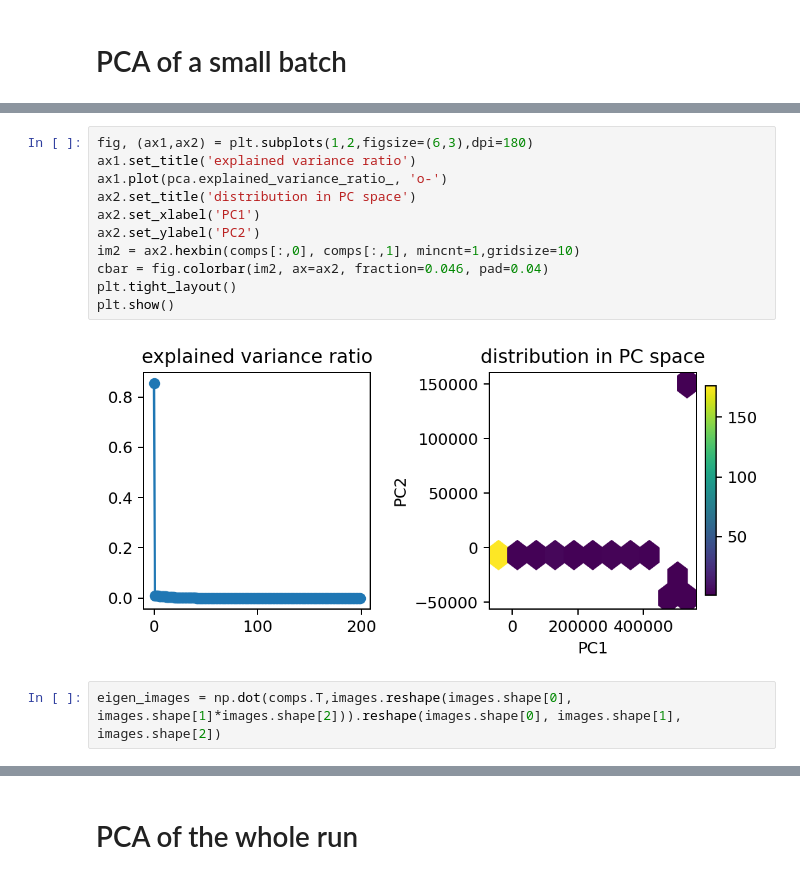
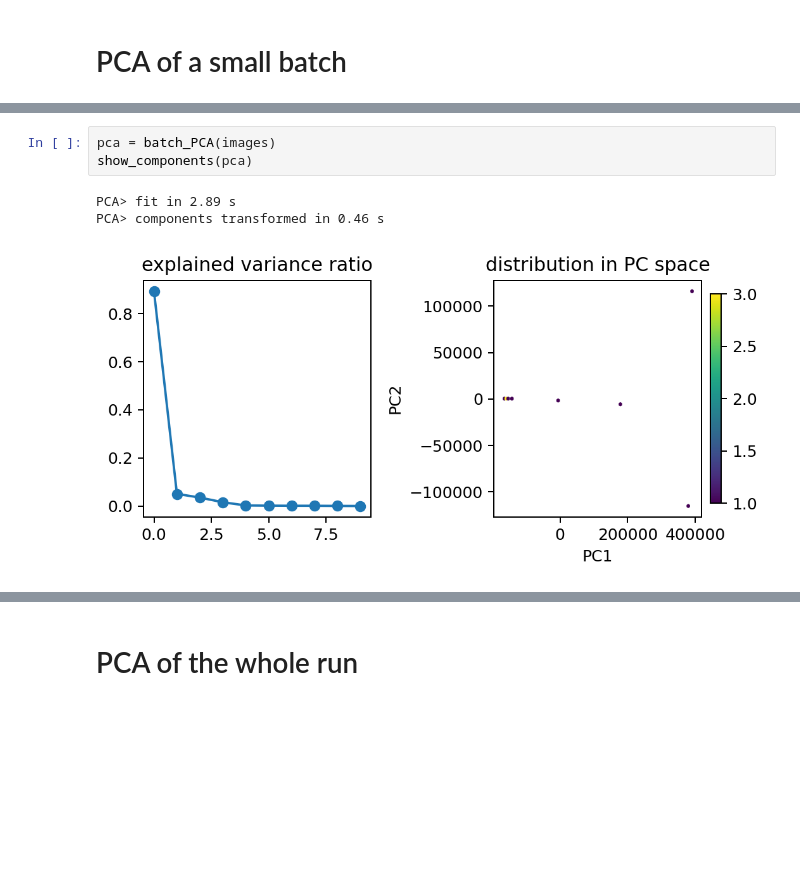
Before and after one commit to fredericpoitevin/lcls-run-digest, a Jupyter notebook: notebooks/Whole_run_PCA.ipynb, the cells around one changed output, grey strips where cells are left out. Cells and saved outputs as stored; diff of their text form; blank space fills up the shorter version.

```diff
--- a/notebooks/Whole_run_PCA.ipynb
+++ b/notebooks/Whole_run_PCA.ipynb
@@ -55,16 +37,8 @@ comps = pca.transform(images.reshape(images.shape[0], images.shape[1]*images.sha
-# %%
-fig, (ax1,ax2) = plt.subplots(1,2,figsize=(6,3),dpi=180)
-ax1.set_title('explained variance ratio')
-ax1.plot(pca.explained_variance_ratio_, 'o-')
-ax2.set_title('distribution in PC space')
-ax2.set_xlabel('PC1')
-ax2.set_ylabel('PC2')
-im2 = ax2.hexbin(comps[:,0], comps[:,1], mincnt=1,gridsize=10)
-cbar = fig.colorbar(im2, ax=ax2, fraction=0.046, pad=0.04)
-plt.tight_layout()
-plt.show()
-# %% [output]
-[figure, removed]
-# %%
-eigen_images = np.dot(comps.T,images.reshape(images.shape[0], images.shape[1]*images.shape[2])).reshape(images.shape[0], images.shape[1], images.shape[2])
+# %%
+pca = batch_PCA(images)
+show_components(pca)
+# %% [output]
+PCA> fit in 2.89 s
+PCA> components transformed in 0.46 s
+[figure, added]
 # %%
```
Also changed, not shown: parts of 18 cells of this notebook, 2 other files.
